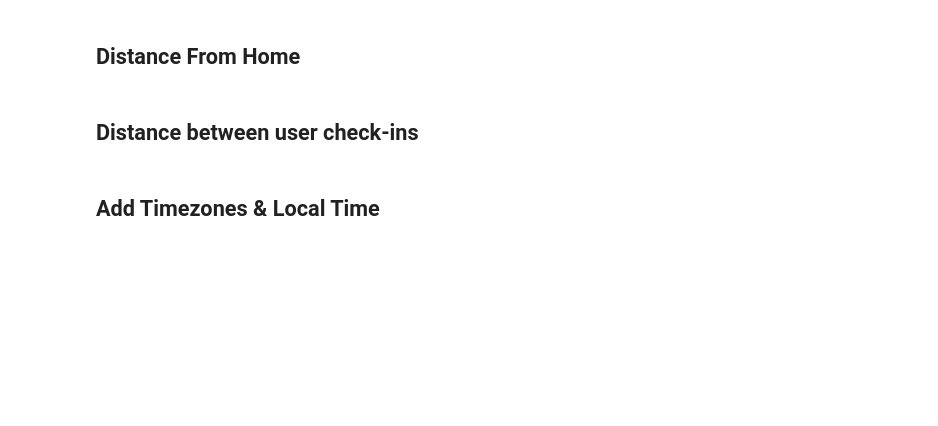
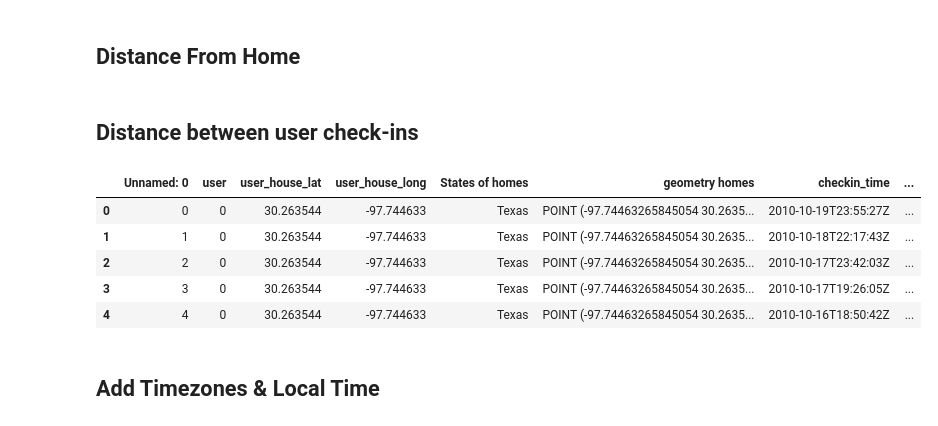
Before and after one commit to epfl-ada/ada-2020-project-milestone-p3-p3_panda_pied, a Jupyter notebook: Projet4_Simon.ipynb, the cells around one changed output. Cells and saved outputs as stored; diff of their text form; code cells hidden in the pictures; blank space fills up the shorter version.

```diff
--- a/Projet4_Simon.ipynb
+++ b/Projet4_Simon.ipynb
@@ -630,5 +552,4 @@ us_holidays = holidays.UnitedStates()
 df_gowalla['date'] = pd.to_datetime(df_gowalla['date'], format = '%Y-%m-%d')
 df_bright['date'] = pd.to_datetime(df_bright['date'], format = '%Y-%m-%d')
 # %%
-df_gowalla['us_holiday'] = df_gowalla['date'].progress_apply(us_holidays.get)
-df_bright['us_holiday'] = df_bright['date'].progress_apply(us_holidays.get)
+df_gowalla['us_holiday'] = df_gowalla['date'].parallel_apply(us_holidays.get)
@@ -680,12 +603,12 @@ def seasons(date):
     else:
         return np.nan
 # %%
-df_gowalla['season'] = df_gowalla['date'].progress_apply(seasons)
-df_bright['season'] = df_bright['date'].progress_apply(seasons)
+df_gowalla['season'] = df_gowalla['date'].parallel_apply(seasons)
+df_bright['season'] = df_bright['date'].parallel_apply(seasons)
 # %% [markdown]
 ## Distance From Home
 # %%
-df_gowalla['distance_from_home'] = df_gowalla.progress_apply(lambda x: dist_km(x['user_house_lat'],\
+df_gowalla['distance_from_home'] = df_gowalla.parallel_apply(lambda x: dist_km(x['user_house_lat'],\
                                                                      x['user_house_long'],\
                                                                      x['latitude'],\
                                                                      x['longitude']), axis=1)
@@ -702,6 +625,23 @@ def offset(data):
     data_offset = data_reset.set_index(np.arange(1, data_reset.shape[0]+1, 1))[['latitude','longitude']]
     return data_reset.merge(data_offset, how='left',left_index=True, right_index=True,\
                             suffixes=['','_prev_check'])
+# %%
+#Z stands for GMT and UTC timezone it is offset from 0 by coordinated time
+
+df_gowalla['time_obj'] = pd.to_datetime(df_gowalla['checkin_time'].str.replace('[T]',':').str.replace('Z',''),\
+                                        format='%Y-%m-%d:%H:%M:%S')
+
+df_bright['time_obj'] = pd.to_datetime(df_bright['checkin_time'].str.replace('[T]',':').str.replace('Z',''),\
+                                        format='%Y-%m-%d:%H:%M:%S')
+# %%
+df_gowalla.head(5)
+# %% [output]
+|  | Unnamed: 0 | user | user_house_lat | user_house_long | States of homes | geometry homes | checkin_time | ... |
+| 0 | 0 | 0 | 30.263544 | -97.744633 | Texas | POINT (-97.74463265845054 30.2635... | 2010-10-19T23:55:27Z | ... |
+| 1 | 1 | 0 | 30.263544 | -97.744633 | Texas | POINT (-97.74463265845054 30.2635... | 2010-10-18T22:17:43Z | ... |
+| 2 | 2 | 0 | 30.263544 | -97.744633 | Texas | POINT (-97.74463265845054 30.2635... | 2010-10-17T23:42:03Z | ... |
+| 3 | 3 | 0 | 30.263544 | -97.744633 | Texas | POINT (-97.74463265845054 30.2635... | 2010-10-17T19:26:05Z | ... |
+| 4 | 4 | 0 | 30.263544 | -97.744633 | Texas | POINT (-97.74463265845054 30.2635... | 2010-10-16T18:50:42Z | ... |
 # %%
 df_gowalla_off = df_gowalla.sort_values('time_obj', ascending=True).groupby('user')\
                                                     .progress_apply(lambda group: offset(group))
```
Also changed, not shown: parts of 38 cells of this notebook.
